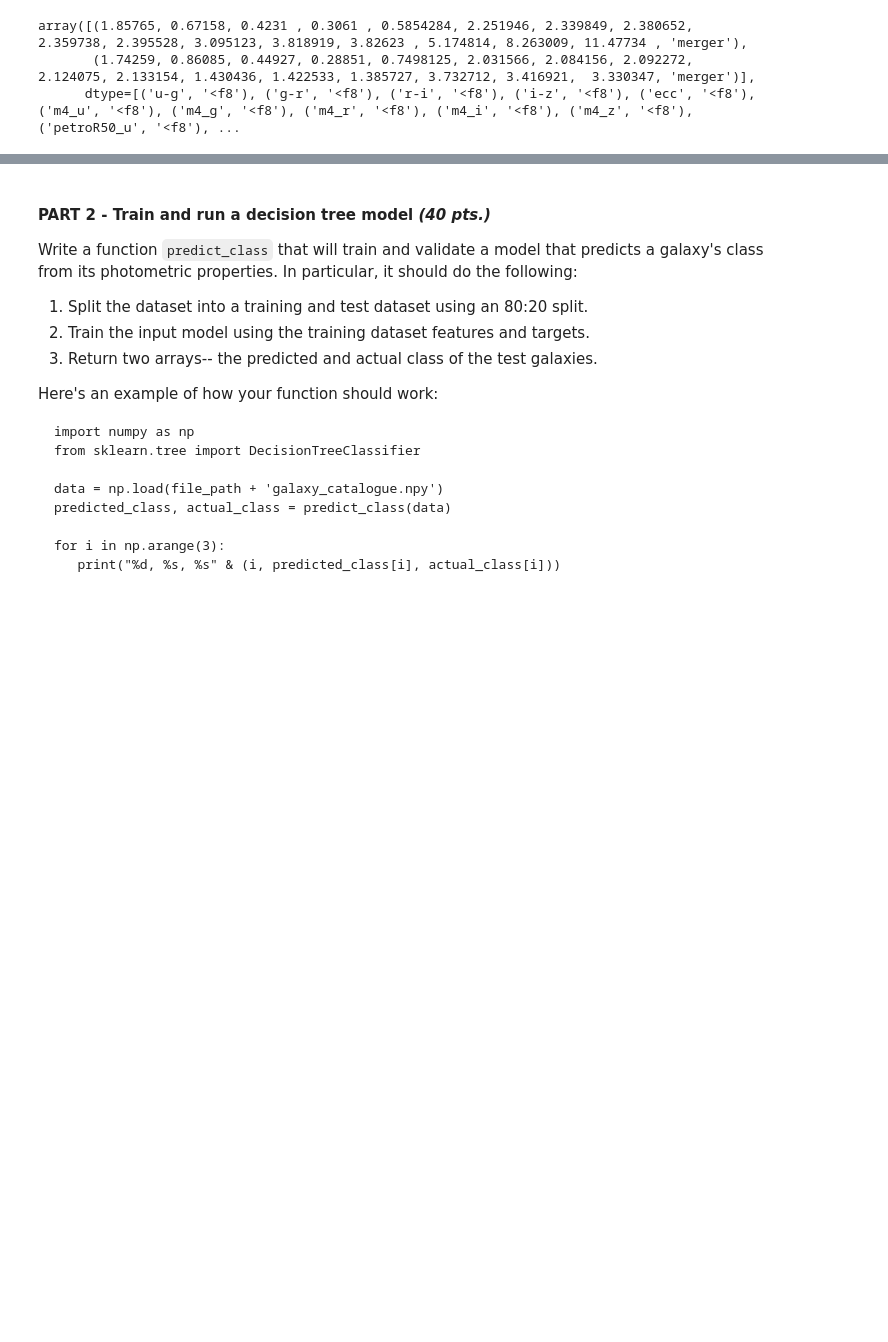
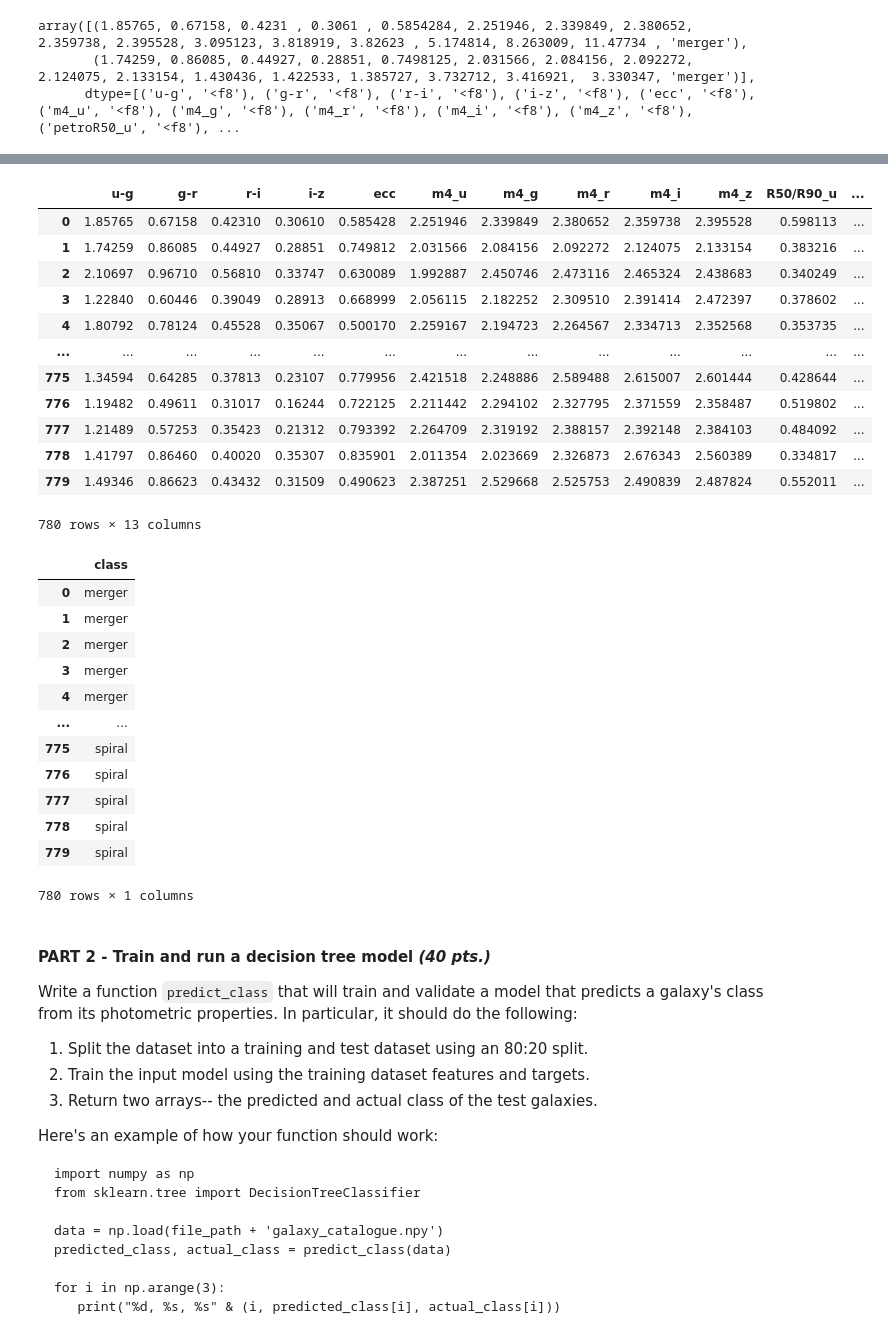
Before and after one commit to davidsaurus/AP_157_Lab, a Jupyter notebook: Daffon_AP157_lab_assignment_A2.ipynb, the cells around one changed output, grey strips where cells are left out. Drawn from its saved outputs; the diff is of its cells as text; code cells hidden in the pictures; blank space fills up the shorter version.

```diff
--- a/Daffon_AP157_lab_assignment_A2.ipynb
+++ b/Daffon_AP157_lab_assignment_A2.ipynb
@@ -129,3 +105,51 @@ KeyError: "['petroR50_u', 'petroR50_r', 'petroR50_z', 'petroR90_u', 'petroR90_r'
+# %%
+def get_features_targets(input): # I define the function as asked, taking in 'input'
+
+    df = pd.DataFrame(input) # The input is cast into a DataFrame
+
+    df1 = df.iloc[:,:16] # From inspection of 'data', I know I need to separate the first 16 columns from the last column
+    df2 = df.iloc[:,16:]
+
+    df1.loc[:, "R50/R90_u"] = df1['petroR50_u']/df1['petroR90_u']
+    df1.loc[:, "R50/R90_r"] = df1['petroR50_r']/df1['petroR90_r']
+    df1.loc[:, "R50/R90_z"] = df1['petroR50_z']/df1['petroR90_z']
+
+    df1 = df1.drop(columns=['petroR50_u', 'petroR50_r', 'petroR50_z', 'petroR90_u', 'petroR90_r', 'petroR90_z'], axis=1)
+
+    features, targets = df1, df2
+
+    return features, targets
+# %%
+f, t = get_features_targets(data)
+# %%
+display(f, t)
+# %% [output]
+|  | u-g | g-r | r-i | i-z | ecc | m4_u | m4_g | m4_r | m4_i | m4_z | R50/R90_u | ... |
+| 0 | 1.85765 | 0.67158 | 0.42310 | 0.30610 | 0.585428 | 2.251946 | 2.339849 | 2.380652 | 2.359738 | 2.395528 | 0.598113 | ... |
+| 1 | 1.74259 | 0.86085 | 0.44927 | 0.28851 | 0.749812 | 2.031566 | 2.084156 | 2.092272 | 2.124075 | 2.133154 | 0.383216 | ... |
+| 2 | 2.10697 | 0.96710 | 0.56810 | 0.33747 | 0.630089 | 1.992887 | 2.450746 | 2.473116 | 2.465324 | 2.438683 | 0.340249 | ... |
+| 3 | 1.22840 | 0.60446 | 0.39049 | 0.28913 | 0.668999 | 2.056115 | 2.182252 | 2.309510 | 2.391414 | 2.472397 | 0.378602 | ... |
+| 4 | 1.80792 | 0.78124 | 0.45528 | 0.35067 | 0.500170 | 2.259167 | 2.194723 | 2.264567 | 2.334713 | 2.352568 | 0.353735 | ... |
+| ... | ... | ... | ... | ... | ... | ... | ... | ... | ... | ... | ... | ... |
+| 775 | 1.34594 | 0.64285 | 0.37813 | 0.23107 | 0.779956 | 2.421518 | 2.248886 | 2.589488 | 2.615007 | 2.601444 | 0.428644 | ... |
+| 776 | 1.19482 | 0.49611 | 0.31017 | 0.16244 | 0.722125 | 2.211442 | 2.294102 | 2.327795 | 2.371559 | 2.358487 | 0.519802 | ... |
+| 777 | 1.21489 | 0.57253 | 0.35423 | 0.21312 | 0.793392 | 2.264709 | 2.319192 | 2.388157 | 2.392148 | 2.384103 | 0.484092 | ... |
+| 778 | 1.41797 | 0.86460 | 0.40020 | 0.35307 | 0.835901 | 2.011354 | 2.023669 | 2.326873 | 2.676343 | 2.560389 | 0.334817 | ... |
+| 779 | 1.49346 | 0.86623 | 0.43432 | 0.31509 | 0.490623 | 2.387251 | 2.529668 | 2.525753 | 2.490839 | 2.487824 | 0.552011 | ... |
+780 rows × 13 columns
+|  | class |
+| 0 | merger |
+| 1 | merger |
+| 2 | merger |
+| 3 | merger |
+| 4 | merger |
+| ... | ... |
+| 775 | spiral |
+| 776 | spiral |
+| 777 | spiral |
+| 778 | spiral |
+| 779 | spiral |
+780 rows × 1 columns
 # %% [markdown]
 #### PART 2 - Train and run a decision tree model *(40 pts.)*
 
```
Also changed, not shown: parts of 12 cells of this notebook.
